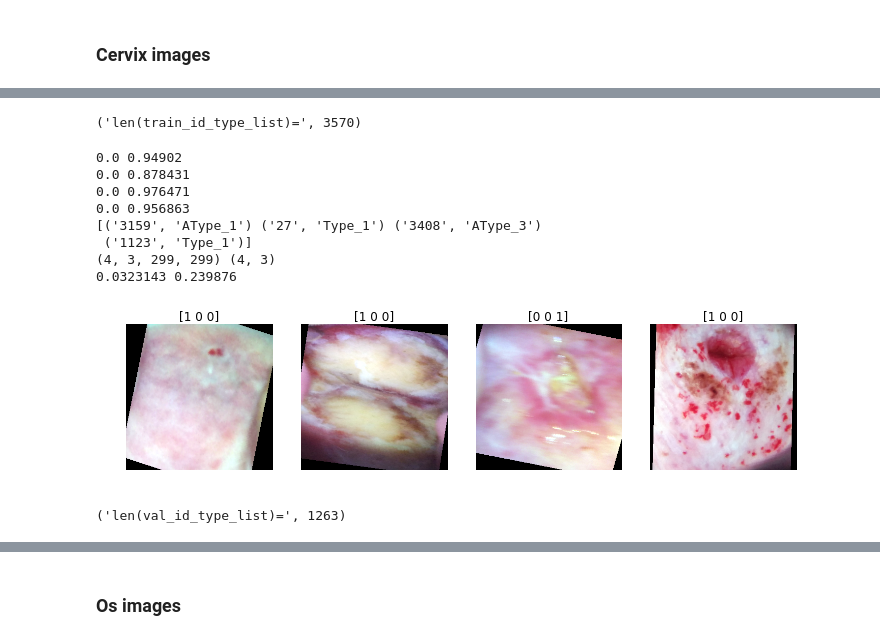
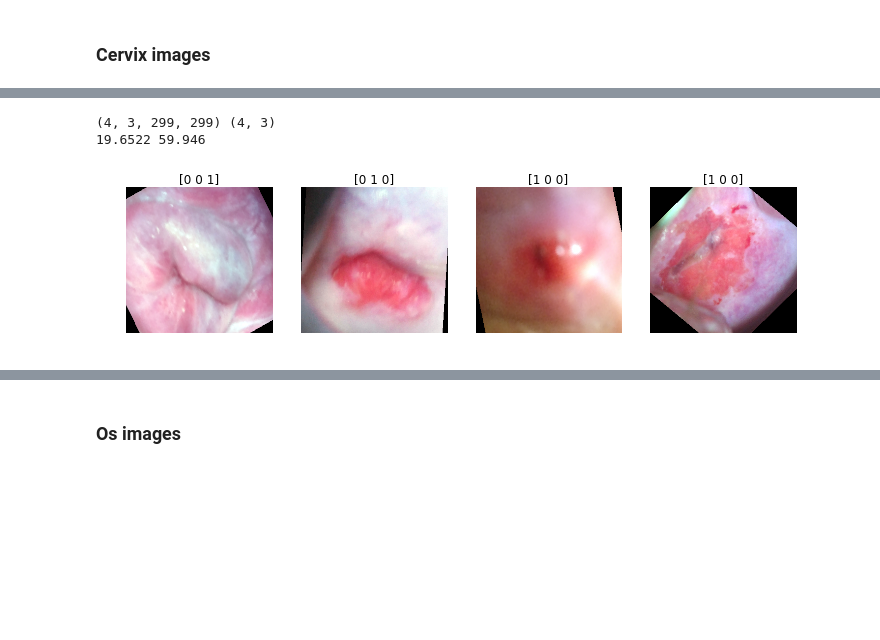
Before and after one commit to vfdev-5/Intel_MobileODT, a Jupyter notebook: notebooks/check_data_iterators.ipynb, the cells around one changed output, grey strips where cells are left out. Cells and saved outputs as stored; diff of their text form; code cells hidden in the pictures; blank space fills up the shorter version.

```diff
--- a/notebooks/check_data_iterators.ipynb
+++ b/notebooks/check_data_iterators.ipynb
@@ -323,8 +327,3 @@ Couldn't import dot_parser, loading of dot files will not be possible.
 # os_val_id_type_list = [(id_type[0], id_type[1] + '_os') for id_type in val_id_type_list if id_type[0] != '1339']
 
 # len(cervix_train_id_type_list), len(cervix_val_id_type_list), len(os_train_id_type_list), len(os_val_id_type_list)
-# %%
-from training_utils import random_rgb_to_green_generic
-
-train_id_type_list, val_id_type_list = get_trainval_id_type_lists3(n_images_per_class=1400, val_split=0.15)
-print len(train_id_type_list), len(val_id_type_list), len(train_id_type_list) + len(val_id_type_list)
@@ -399,69 +448,54 @@ val_gen.std = train_gen.std
 # %%
-batch_size = 4
-print("len(train_id_type_list)=", len(train_id_type_list))
-flow = train_gen.flow(xy_provider(train_id_type_list,
-                                  image_size=(299, 299),
-                                  test_mode=True,
-                                  option='cervix',
-                                  cache=cache,
-                                  verbose=0),
-                      # Ensure that all batches have the same size
-                      (len(train_id_type_list) // batch_size) * batch_size,
-                      seed=seed,
-                      batch_size=batch_size)
+train_flow = train_gen.flow(xy_provider(train_id_type_list,
+                                        image_size=image_size,
+                                        option=option,
+                                        channels_first=channels_first,
+                                        cache=xy_provider_cache,
+                                        verbose=xy_provider_verbose),
+                            # Ensure that all batches have the same size
+                            (len(train_id_type_list) // batch_size) * batch_size,
+                            seed=seed,
+                            batch_size=batch_size)
+
+val_flow = val_gen.flow(xy_provider(val_id_type_list,
+                                    image_size=image_size,
+                                    option=option,
+                                    channels_first=channels_first,
+                                    cache=xy_provider_cache,
+                                    verbose=xy_provider_verbose),
+                        # Ensure that all batches have the same size
+                        (len(val_id_type_list) // batch_size) * batch_size,
+                        seed=seed,
+                        batch_size=batch_size)
-# %% [output]
-('len(train_id_type_list)=', 3570)
 # %%
 import cv2
 from image_utils import scale_percentile
 # %%
 loop_max_counter = 1
-for x, y, info in flow:
-    print info
+for x, y in train_flow:
     print x.shape, y.shape
     print x.mean(), x.std()
     n = 4
     for counter in range(batch_size):
         if counter % n == 0:
             plt.figure(figsize=(12, 4))
         plt.subplot(1, n, counter % n + 1)
         #plt.imshow(scale_percentile(x[counter, :, :, :].transpose([1, 2, 0])))
         img = x[counter, :, :, :].transpose([1, 2, 0])
 #         hsv = cv2.cvtColor(img, cv2.COLOR_RGB2HSV)
 #         plt.hist(hsv[:,:,0], label='Hue')
 #         plt.hist(hsv[:,:,1], label='Saturation')
 #         plt.hist(hsv[:,:,2], label='Value')
 #         plt.legend()
         plt.imshow(scale_percentile(img))
         plt.title("{}".format(y[counter]))
         plt.axis('off')
 
     loop_max_counter -= 1
     if loop_max_counter == 0:
         break
 # %% [output]
-0.0 0.94902
-0.0 0.878431
-0.0 0.976471
-0.0 0.956863
-[('3159', 'AType_1') ('27', 'Type_1') ('3408', 'AType_3')
- ('1123', 'Type_1')]
 (4, 3, 299, 299) (4, 3)
-0.0323143 0.239876
+19.6522 59.946
-[figure, old version]
+[figure, new version]
-# %%
-batch_size = 4
-print("len(val_id_type_list)=", len(val_id_type_list))
-flow = val_gen.flow(xy_provider(val_id_type_list,
-                                option='cervix',
-                                test_mode=True,
-                                image_size=(299, 299),
-                                cache=cache,
-                                verbose=0),
-                    # Ensure that all batches have the same size
-                    (len(val_id_type_list) // batch_size) * batch_size,
-                    seed=seed,
-                    batch_size=batch_size)
-# %% [output]
-('len(val_id_type_list)=', 1263)
 # %%
```
Also changed, not shown: parts of 20 cells of this notebook, 34 other files.
